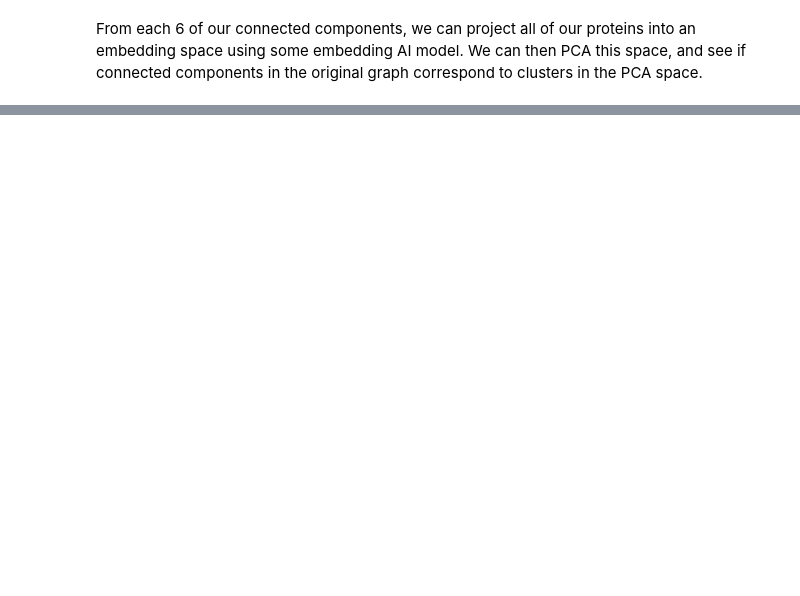
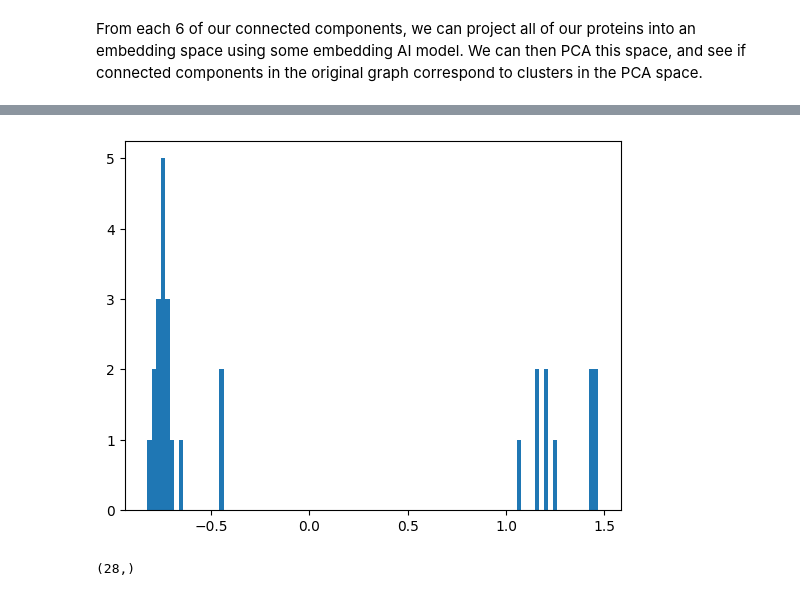
Before and after one commit to skunnavakkam/protein-evolution-experiment, a Jupyter notebook: main.ipynb, the cells around one changed output, grey strips where cells are left out. Saved outputs shown, nothing was run; the diff lists cells and outputs as text; code cells hidden in the pictures; blank space fills up the shorter version.

```diff
--- a/main.ipynb
+++ b/main.ipynb
@@ -138,0 +220,15 @@ From each 6 of our connected components, we can project all of our proteins into
+# %%
+# pca JUST component 4
+pca_2 = PCA(n_components = 1)
+pca_2.fit(embeddings[3])
+transformed_embeddings_2 = pca_2.transform(embeddings[3])
+
+plt.hist(transformed_embeddings_2, bins=100)
+plt.show()
+# %% [output]
+[figure, added]
+# %%
+transformed_embeddings_2 = transformed_embeddings_2.flatten()
+print(transformed_embeddings_2.shape)
+# %% [output]
+(28,)
```
Also changed, not shown: parts of 7 cells of this notebook, 1 other file.
